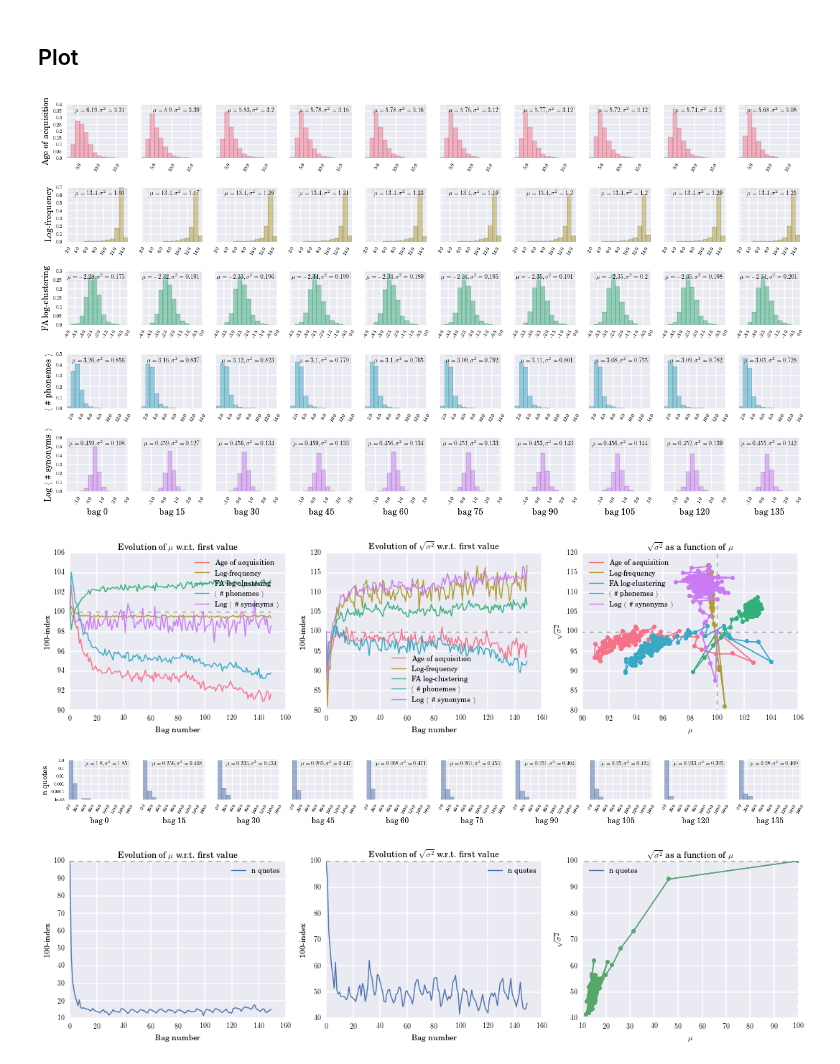
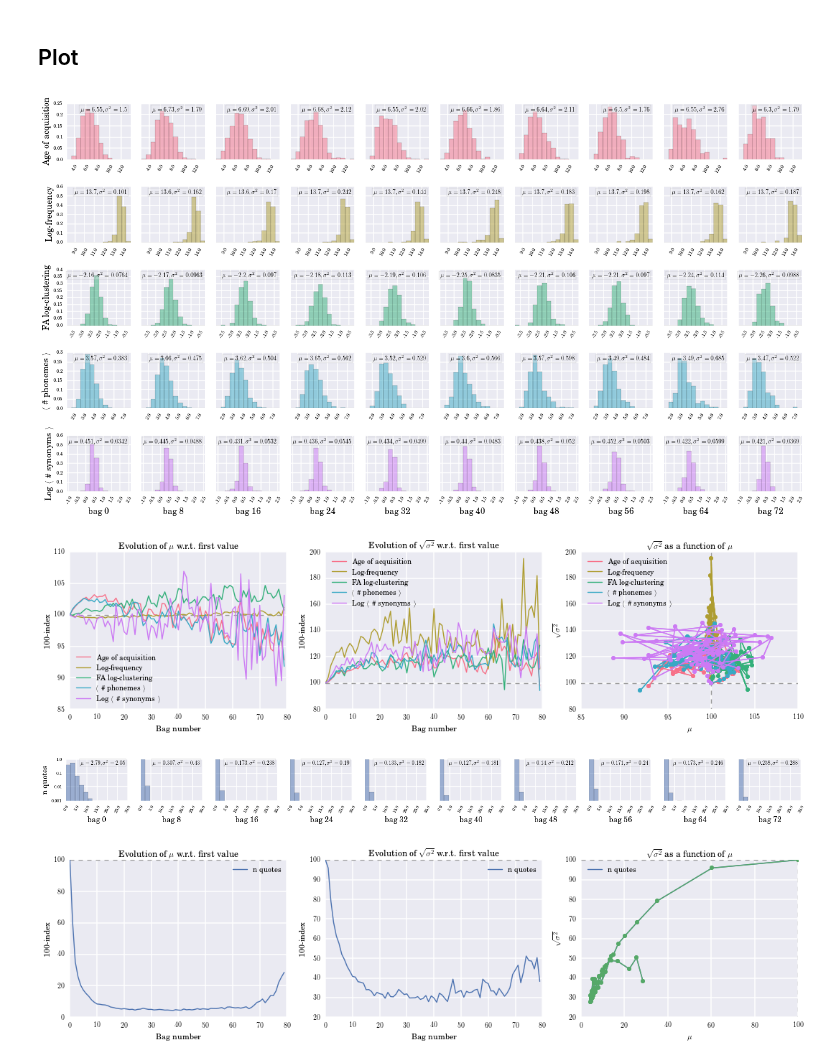
Before and after one commit to wehlutyk/brainscopypaste, a Jupyter notebook: roles_dev.ipynb, the cells around one changed output. Saved outputs shown, nothing was run; the diff lists cells and outputs as text; code cells hidden in the pictures.

Commit message:
Change to use filtered clusters

```diff
--- a/roles_dev.ipynb
+++ b/roles_dev.ipynb
@@ -6,9 +6,9 @@ timebag_size = 1.0
 # Minimum number of days a cluster must have to be included in the analysis
 min_days = 0
 # Maximum number of days a cluster must have to be included in the analysis
-max_days = 500 # no filter
+max_days = 80 # no filter
 # Clusters filtering type to use
-filtering_type = 'full'
+filtering_type = 'filtered'
 
 file_postfix = ('_F{filtering_type}_R{min_days}-{max_days}_'
                 'D{timebag_size}').format(filtering_type=filtering_type,
@@ -185,7 +176,7 @@ from __future__ import division
 
 nbins = 15             # Number of bins to use in histograms
 n_timebags_shown = 10  # Number of timebags to plot for each feature
-n_timebags_step = 15    # Step between two plotted timebags
+n_timebags_step = 8    # Step between two plotted timebags
 small_fontsize = 8     # fontsize for small, not so important text
 med_fontsize = 10      # fontsize for medium, moderately important text
 big_fontsize = 14      # fontsize for big, important text
@@ -234,34 +225,34 @@ for i, ffullname in enumerate(included_features):
         counts = np.histogram(vals[j], bins=bins)[0]
         probs = counts / counts.sum()
         axs[i, j].bar(bin_lefts, probs, bin_width, #log=log,
                       color=palette[i], alpha=0.5)
         axs[i, j].set_xlim([bins.min(), bins.max()])
         axs[i, j].set_xticklabels(axs[i, j].get_xticks(), rotation=60, fontsize=small_fontsize)
         axs[i, j].set_yticklabels(axs[i, j].get_yticks(), fontsize=small_fontsize)
 
 for j in range(n_timebags_shown):
     axs[-1, j].set_xlabel('bag {}'.format(j * n_timebags_step), fontsize=big_fontsize)
 
 for i, ffullname in enumerate(included_features):
     ffullname_parts = ffullname.split('_')
     fsrc = ffullname_parts[0]
     ftype = '_'.join(ffullname_parts[1:])
 
     for j in range(n_timebags_shown):
         xmin, xmax = axs[i, j].get_xlim()
         xspan = xmax - xmin
         xpos = xmin + xspan * 0.95
         ymin, ymax = axs[i, j].get_ylim()
         yspan = ymax - ymin
         ypos = ymin + yspan * 0.95
         legend_text = r'$\mu = {:.3}, \sigma^2 = {:.3}$'.format(mus[i, j], sigma2s[i, j])
         axs[i, j].text(xpos, ypos, legend_text,
                        ha='right', va='top', fontsize=med_fontsize,
                        bbox=dict(facecolor=sb.desaturate('#EAEAF2', 0.2), alpha=0.3))
 
 fig.tight_layout()
 # %% [output]
-[figure, old version]
+[figure, new version]
 # %%
 fig, axs = mpl.pyplot.subplots(1, 3, figsize=(15, 4))
 ax_color = '#999999'
@@ -307,7 +298,7 @@ axs[2].set_ylim(ymin1, ymax1)
 
 fig.tight_layout()
 # %% [output]
-[figure, old version]
+[figure, new version]
 # %%
 def plot_array_tbgs(values, label, log=False):
     fig, axs = mpl.pyplot.subplots(1, n_timebags_shown,
@@ -402,8 +393,8 @@ def plot_array_tbgs(values, label, log=False):
 # %%
 plot_array_tbgs(n_quotes, 'n quotes', log=True)
 # %% [output]
-[figure, old version]
+[figure, new version]
-[figure, old version]
+[figure, new version]
 # %%
 plot_array_tbgs(n_occurrences, 'n occurrences', log=True)
 # %% [output]
```
Also changed, not shown: parts of 3 cells of this notebook.
